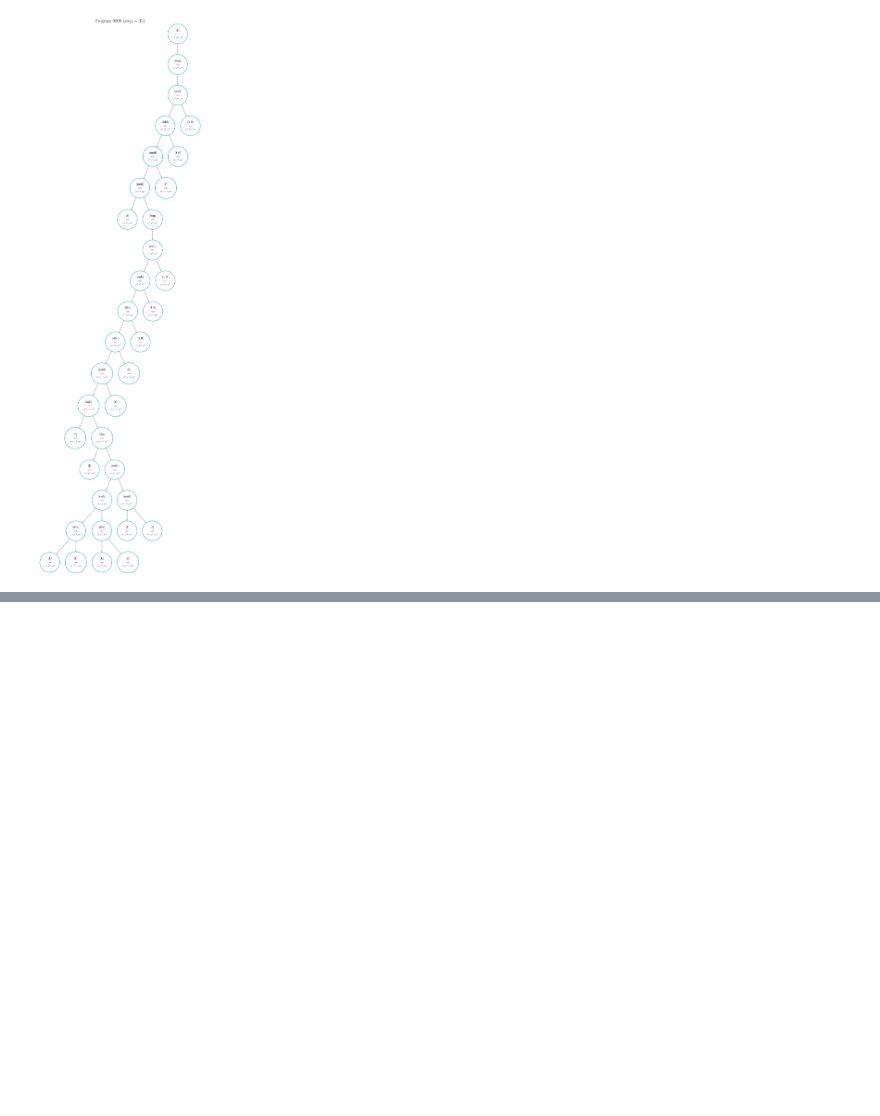
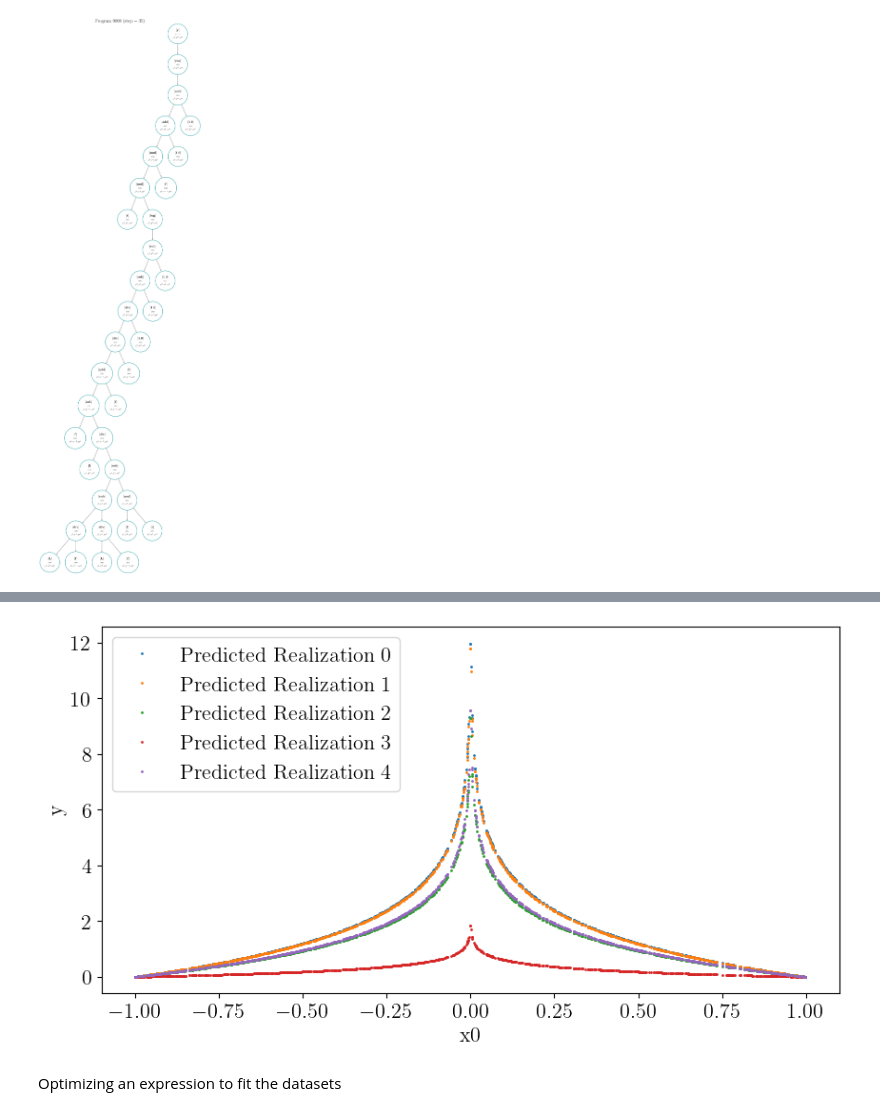
Before and after one commit to WassimTenachi/PhySO, a Jupyter notebook: demos/toolkit/random_sampler_demo.ipynb, the cells around one changed output, grey strips where cells are left out. Cells and saved outputs as stored; diff of their text form; code cells hidden in the pictures; blank space fills up the shorter version.

```diff
--- a/demos/toolkit/random_sampler_demo.ipynb
+++ b/demos/toolkit/random_sampler_demo.ipynb
@@ -638,0 +702,6 @@ except:
+# %%
+# Inspecting an expression that contains input variables
+contains_input_vars = expressions.tokens.is_input_var.sum(axis=1)>0
+interesting_idx = np.where(contains_input_vars)[0][17]
+expr = expressions[interesting_idx]
+print(expr.get_infix_pretty())
@@ -638,0 +812,13 @@ except:
+# %%
+# Figure
+fig, ax = plt.subplots(1, 1, figsize=(10, 5))
+for i_real in range (5):
+    ax.plot(X[0].detach().cpu().numpy(), expr(multi_X[i_real], i_realization=i_real).detach().cpu().numpy(), '.', markersize=2, label=f'Predicted Realization {i_real}')
+ax.set_xlabel('x0')
+ax.set_ylabel('y')
+ax.legend()
+plt.show()
+# %% [output]
+[figure, added]
+# %% [markdown]
+Optimizing an expression to fit the datasets
```
Also changed, not shown: parts of 46 cells of this notebook.
